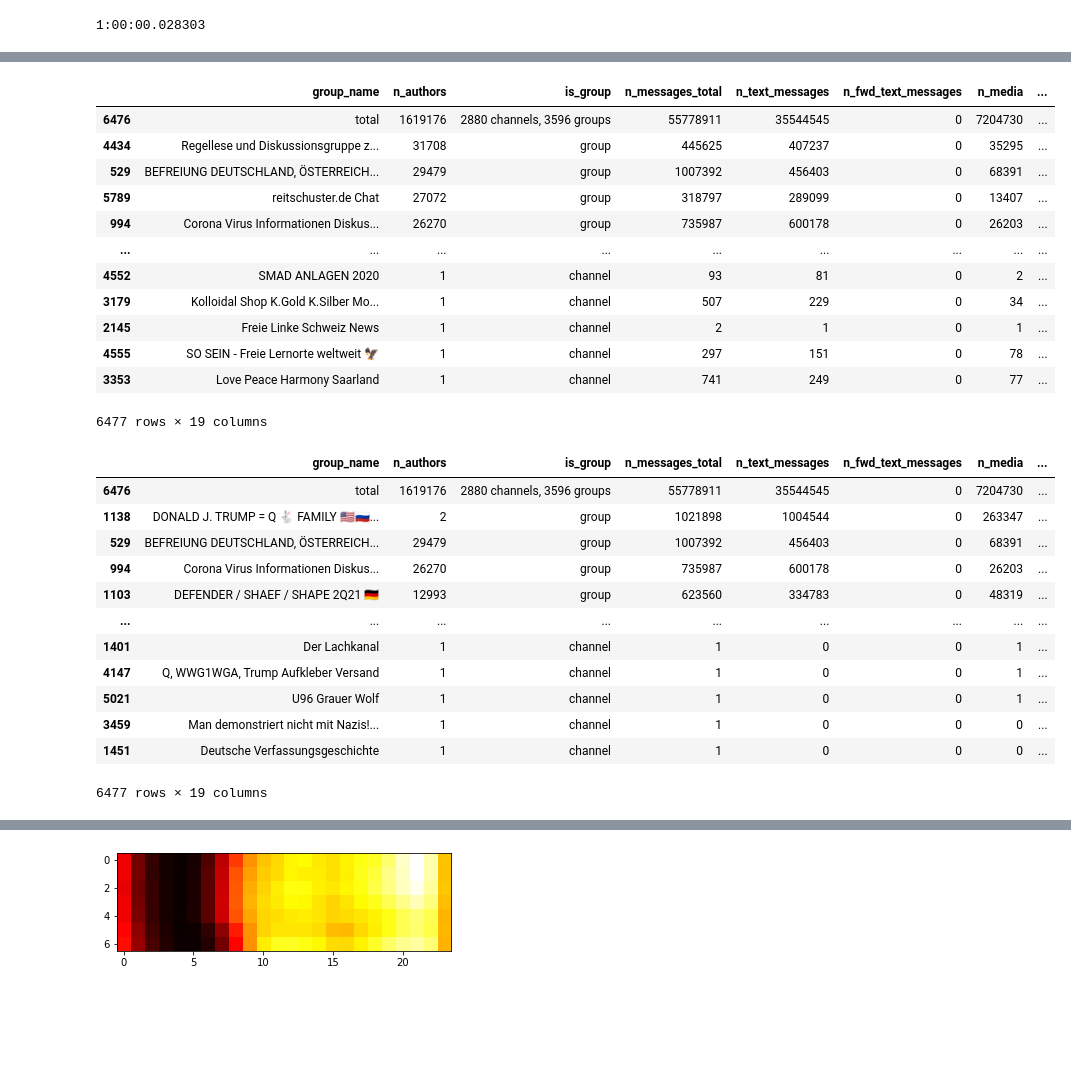
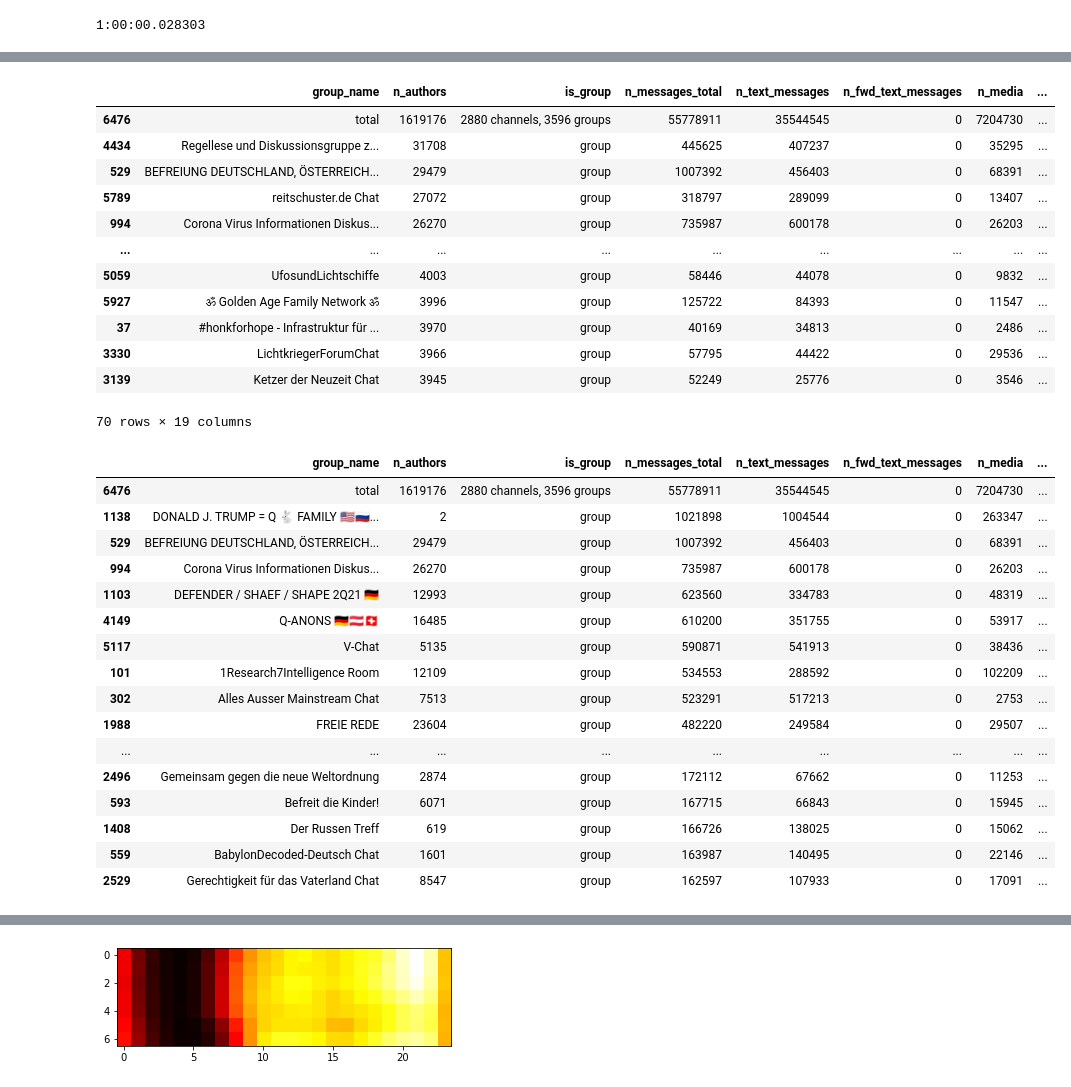
Before and after one commit to matrasmus/master_thesis_css, a Jupyter notebook: working_test.ipynb, the cells around one changed output, grey strips where cells are left out. Cells and saved outputs as stored; diff of their text form; code cells hidden in the pictures; blank space fills up the shorter version.

Commit message:
new meta_data, enhance topic modelling and started to select single groups for the used topic analysis

```diff
--- a/working_test.ipynb
+++ b/working_test.ipynb
@@ -481,7 +472,7 @@ def is_group(n_authors):
     else:
         return "channel"
 # %%
-test['posting_date'] = pd.to_datetime(test['posting_date'], dayfirst = True, utc=True)
+test['posting_date'] = pd.to_datetime(test['posting_date'], utc=True)
 # %%
 group_info = test.groupby(['group_name'])["author"].nunique().reset_index(name="n_authors")
 # %%
@@ -551,7 +544,7 @@ test["week"] = test["posting_date"].dt.isocalendar().week
 # %%
 test["day_of_year"] = test["posting_date"].dt.dayofyear
 # %%
-group_info.sort_values('n_authors', ascending = False)
+group_info.sort_values('n_authors', ascending = False).head(70)
 # %% [output]
 |  | group_name | n_authors | is_group | n_messages_total | n_text_messages | n_fwd_text_messages | n_media | ... |
 | 6476 | total | 1619176 | 2880 channels, 3596 groups | 55778911 | 35544545 | 0 | 7204730 | ... |
@@ -560,28 +553,32 @@ group_info.sort_values('n_authors', ascending = False)
 | 5789 | reitschuster.de Chat | 27072 | group | 318797 | 289099 | 0 | 13407 | ... |
 | 994 | Corona Virus Informationen Diskus... | 26270 | group | 735987 | 600178 | 0 | 26203 | ... |
 | ... | ... | ... | ... | ... | ... | ... | ... | ... |
-| 4552 | SMAD ANLAGEN 2020 | 1 | channel | 93 | 81 | 0 | 2 | ... |
-| 3179 | Kolloidal Shop K.Gold K.Silber Mo... | 1 | channel | 507 | 229 | 0 | 34 | ... |
-| 2145 | Freie Linke Schweiz News | 1 | channel | 2 | 1 | 0 | 1 | ... |
-| 4555 | SO SEIN - Freie Lernorte weltweit 🦅 | 1 | channel | 297 | 151 | 0 | 78 | ... |
-| 3353 | Love Peace Harmony Saarland | 1 | channel | 741 | 249 | 0 | 77 | ... |
+| 5059 | UfosundLichtschiffe | 4003 | group | 58446 | 44078 | 0 | 9832 | ... |
+| 5927 | ॐ Golden Age Family Network ॐ | 3996 | group | 125722 | 84393 | 0 | 11547 | ... |
+| 37 | #honkforhope - Infrastruktur für ... | 3970 | group | 40169 | 34813 | 0 | 2486 | ... |
+| 3330 | LichtkriegerForumChat | 3966 | group | 57795 | 44422 | 0 | 29536 | ... |
+| 3139 | Ketzer der Neuzeit Chat | 3945 | group | 52249 | 25776 | 0 | 3546 | ... |
-6477 rows × 19 columns
+70 rows × 19 columns
 # %%
-group_info.sort_values('n_messages_total', ascending = False)
+group_info.sort_values('n_messages_total', ascending = False).head(50)
 # %% [output]
 |  | group_name | n_authors | is_group | n_messages_total | n_text_messages | n_fwd_text_messages | n_media | ... |
 | 6476 | total | 1619176 | 2880 channels, 3596 groups | 55778911 | 35544545 | 0 | 7204730 | ... |
 | 1138 | DONALD J. TRUMP = Q 🐇 FAMILY 🇺🇸🇷🇺... | 2 | group | 1021898 | 1004544 | 0 | 263347 | ... |
 | 529 | BEFREIUNG DEUTSCHLAND, ÖSTERREICH... | 29479 | group | 1007392 | 456403 | 0 | 68391 | ... |
 | 994 | Corona Virus Informationen Diskus... | 26270 | group | 735987 | 600178 | 0 | 26203 | ... |
 | 1103 | DEFENDER / SHAEF / SHAPE 2Q21 🇩🇪 | 12993 | group | 623560 | 334783 | 0 | 48319 | ... |
+| 4149 | Q-ANONS 🇩🇪🇦🇹🇨🇭 | 16485 | group | 610200 | 351755 | 0 | 53917 | ... |
+| 5117 | V-Chat | 5135 | group | 590871 | 541913 | 0 | 38436 | ... |
+| 101 | 1Research7Intelligence Room | 12109 | group | 534553 | 288592 | 0 | 102209 | ... |
+| 302 | Alles Ausser Mainstream Chat | 7513 | group | 523291 | 517213 | 0 | 2753 | ... |
+| 1988 | FREIE REDE | 23604 | group | 482220 | 249584 | 0 | 29507 | ... |
 | ... | ... | ... | ... | ... | ... | ... | ... | ... |
-| 1401 | Der Lachkanal | 1 | channel | 1 | 0 | 0 | 1 | ... |
-| 4147 | Q, WWG1WGA, Trump Aufkleber Versand | 1 | channel | 1 | 0 | 0 | 1 | ... |
-| 5021 | U96 Grauer Wolf | 1 | channel | 1 | 0 | 0 | 1 | ... |
-| 3459 | Man demonstriert nicht mit Nazis!... | 1 | channel | 1 | 0 | 0 | 0 | ... |
-| 1451 | Deutsche Verfassungsgeschichte | 1 | channel | 1 | 0 | 0 | 0 | ... |
+| 2496 | Gemeinsam gegen die neue Weltordnung | 2874 | group | 172112 | 67662 | 0 | 11253 | ... |
+| 593 | Befreit die Kinder! | 6071 | group | 167715 | 66843 | 0 | 15945 | ... |
+| 1408 | Der Russen Treff | 619 | group | 166726 | 138025 | 0 | 15062 | ... |
+| 559 | BabylonDecoded-Deutsch Chat | 1601 | group | 163987 | 140495 | 0 | 22146 | ... |
+| 2529 | Gerechtigkeit für das Vaterland Chat | 8547 | group | 162597 | 107933 | 0 | 17091 | ... |
-6477 rows × 19 columns
 # %%
 pd.set_option('display.max_columns', None)
 # %%
```
Also changed, not shown: parts of 23 cells of this notebook, 9 other files.
